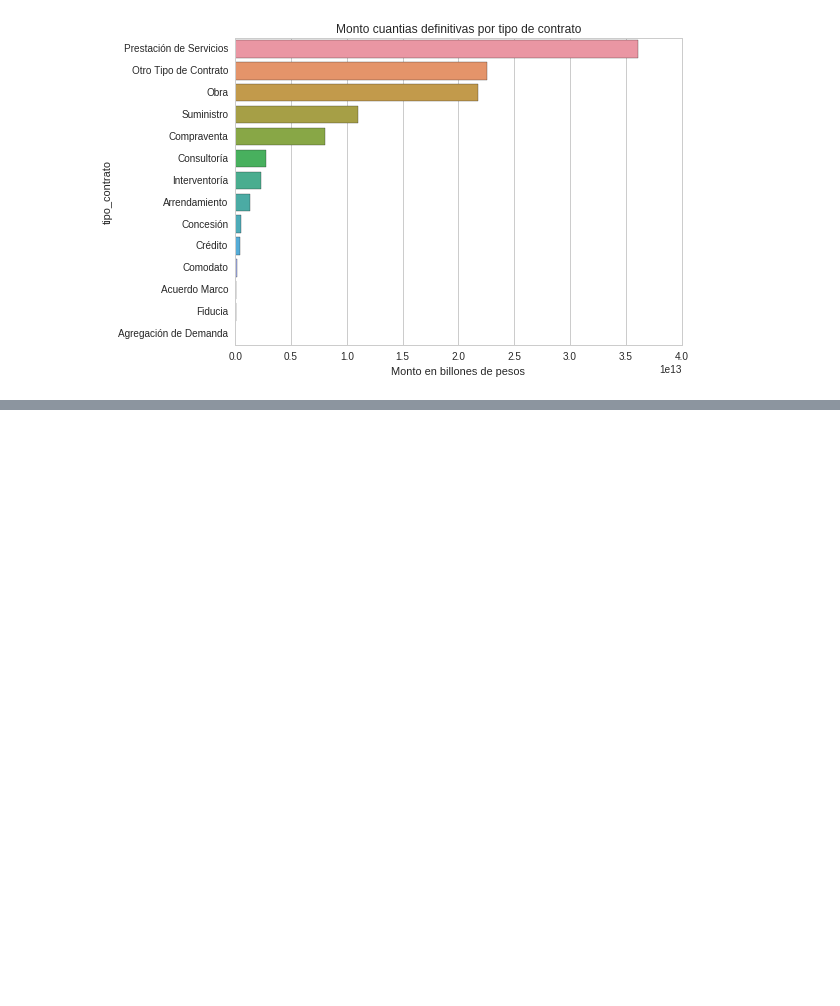
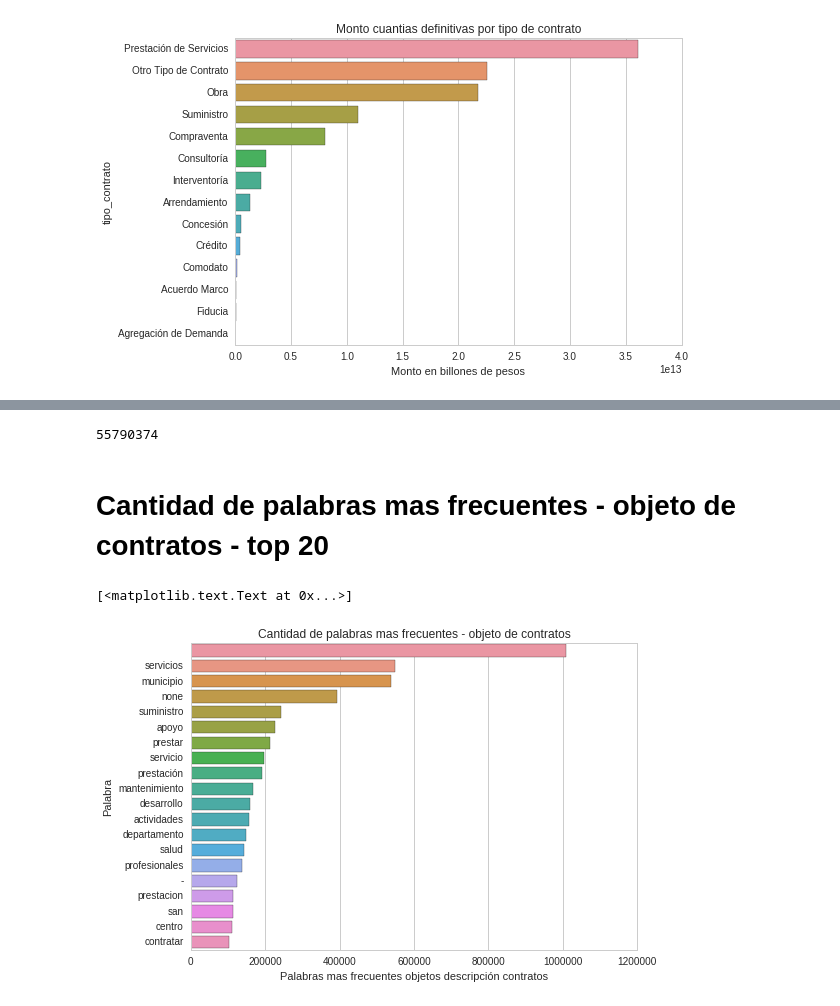
Before and after one commit to jasam/contract_analysis, a Jupyter notebook: contract_analysis.ipynb, the cells around one changed output, grey strips where cells are left out. Cells and saved outputs as stored; diff of their text form; code cells hidden in the pictures; blank space fills up the shorter version.

```diff
--- a/contract_analysis.ipynb
+++ b/contract_analysis.ipynb
@@ -342,0 +357,32 @@ plot.set(xlabel='Monto en billones de pesos')
+# %%
+from pyspark.sql.functions import udf
+from pyspark.sql.types import ArrayType
+from pyspark.sql.types import StringType
+from pyspark.sql.functions import explode
+
+def tokenizer(objective):
+    return str(objective).lower().split(" ")
+
+udfTokenizer = udf(tokenizer, ArrayType(StringType()))
+
+df_words = df.select(explode(udfTokenizer(df['Objeto del Contrato'])))
+# %%
+format(df_words.count(), 'd')
+# %% [output]
+55790374
+# %%
+from stop_words import get_stop_words
+stop_words = get_stop_words('spanish')
+df_words_top_20 = df_words.groupBy("col").count().toPandas()
+df_words_top_20 = df_words_top_20[~df_words_top_20.col.isin(stop_words)]
+df_words_top_20 = df_words_top_20.sort_values(by='count', ascending=0).head(20)
+# %% [markdown]
+# Cantidad de palabras mas frecuentes - objeto de contratos - top 20
+# %%
+sns.plt.title('Cantidad de palabras mas frecuentes - objeto de contratos')
+plot = sns.barplot(x="count", y="col", data=df_words_top_20)
+plot.set(xlabel='Palabras mas frecuentes objetos descripción contratos')
+plot.set(ylabel='Palabra')
+# %% [output]
+[<matplotlib.text.Text at 0x...>]
+[figure, added]
```
Also changed, not shown: parts of 4 cells of this notebook, 9 other files.
